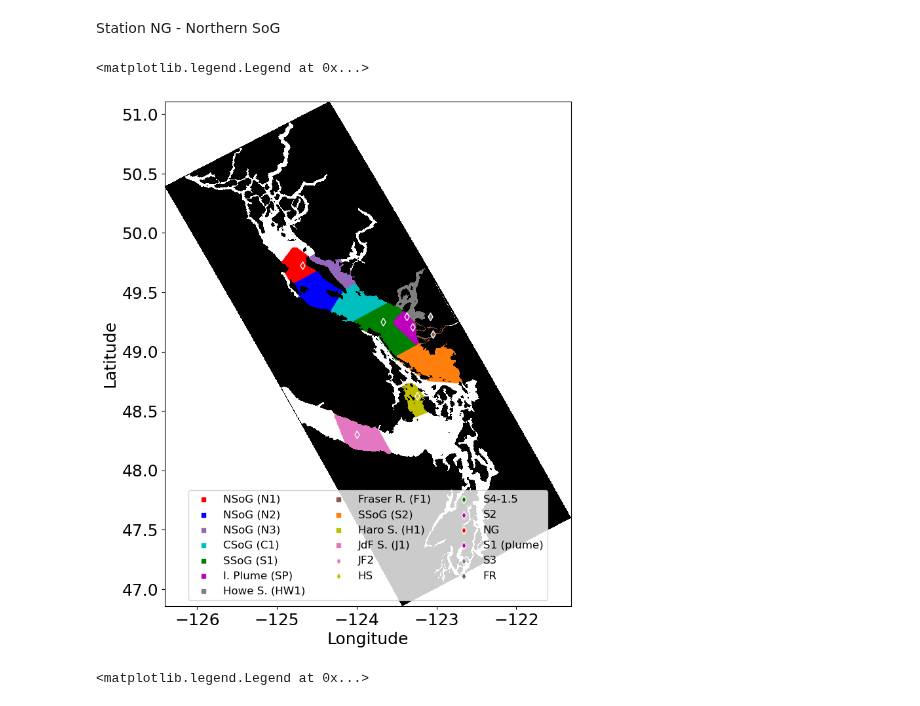
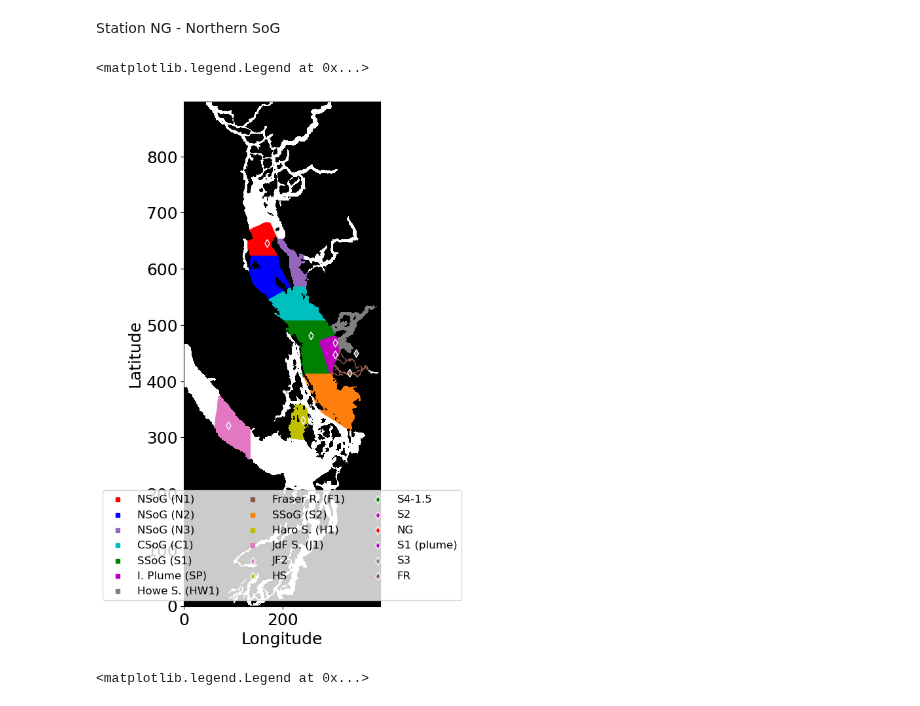
Before and after one commit to SalishSeaCast/analysis-vicente, a Jupyter notebook: Ocean_Parcels/PBDE_simulations/Particulate_Dissolved_ratios_depths.ipynb, the cells around one changed output. Drawn from its saved outputs; the diff is of its cells as text; code cells hidden in the pictures.

```diff
--- a/Ocean_Parcels/PBDE_simulations/Particulate_Dissolved_ratios_depths.ipynb
+++ b/Ocean_Parcels/PBDE_simulations/Particulate_Dissolved_ratios_depths.ipynb
@@ -94,2 +104,8 @@ data = xr.open_dataset(filename)
+# %%
+jjii = xr.open_dataset('/ocean/vvalenzuela/MOAD/grid/grid_from_lat_lon_mask999.nc')
+def finder(lati,loni):
+    j = [jjii.jj.sel(lats=lati, lons=loni, method='nearest').item()][0]
+    i = [jjii.ii.sel(lats=lati, lons=loni, method='nearest').item()][0]
+    return j,i
 # %%
 import Regions_functions_V2
@@ -97,55 +113,56 @@ from Regions_functions_V2 import vertical_mean_total_profiles, vertical_status_p
 # %%
 stations = ['JF2', 'HS', 'S4-1.5', 'S2', 'NG', 'S1 (plume)', 'S3', 'FR']
 lat = np.array([48 + (18/60), 48 + (37.80/60) , 49 + (15/60) , 49 + (17.58/60) , 49 + (43.60/60), 49 + (12.32/60), 49 + (17.88/60), 49 + (08.66/60)])
 lon = (-1) * np.array([124, 123 + (14.60/60), 123 + (40/60), 123 + (22.51/60), 124 + (40.80/60), 123 + (18/60), 123 + (04.91/60), 123 + (02.65/60)])
 #############################################################################################
-lon_NSoG_N1, lat_NSoG_N1 = Regions_functions_V2.lon_NSoG_N1, Regions_functions_V2.lat_NSoG_N1
-lon_NSoG_N2, lat_NSoG_N2 = Regions_functions_V2.lon_NSoG_N2, Regions_functions_V2.lat_NSoG_N2
-lon_NSoG_N3, lat_NSoG_N3 = Regions_functions_V2.lon_NSoG_N3, Regions_functions_V2.lat_NSoG_N3
-lon_CSoG_C1, lat_CSoG_C1 = Regions_functions_V2.lon_CSoG_C1, Regions_functions_V2.lat_CSoG_C1
-lon_SSoG_S1, lat_SSoG_S1 = Regions_functions_V2.lon_SSoG_S1, Regions_functions_V2.lat_SSoG_S1
-lon_SSoG_SP, lat_SSoG_SP = Regions_functions_V2.lon_SSoG_SP, Regions_functions_V2.lat_SSoG_SP
-lon_SSoG_S2, lat_SSoG_S2 = Regions_functions_V2.lon_SSoG_S2, Regions_functions_V2.lat_SSoG_S2
-lon_Haro_H1, lat_Haro_H1 = Regions_functions_V2.lon_Haro_H1, Regions_functions_V2.lat_Haro_H1
-lon_Juan_J1, lat_Juan_J1 = Regions_functions_V2.lon_Juan_J1, Regions_functions_V2.lat_Juan_J1
-lon_Fraser_F1, lat_Fraser_F1 = Regions_functions_V2.lon_Fraser_F1, Regions_functions_V2.lat_Fraser_F1
-lon_Howe_HW1, lat_Howe_HW1 = Regions_functions_V2.lon_Howe_HW1, Regions_functions_V2.lat_Howe_HW1
+points_x_N1, points_y_N1 = Regions_functions_V2.points_x_N1, Regions_functions_V2.points_y_N1
+points_x_N2, points_y_N2 = Regions_functions_V2.points_x_N2, Regions_functions_V2.points_y_N2
+points_x_N3, points_y_N3 = Regions_functions_V2.points_x_N3, Regions_functions_V2.points_y_N3
+points_x_C1, points_y_C1 = Regions_functions_V2.points_x_C1, Regions_functions_V2.points_y_C1
+points_x_S1, points_y_S1 = Regions_functions_V2.points_x_S1, Regions_functions_V2.points_y_S1
+points_x_SP, points_y_SP = Regions_functions_V2.points_x_SP, Regions_functions_V2.points_y_SP
+points_x_S2, points_y_S2 = Regions_functions_V2.points_x_S2, Regions_functions_V2.points_y_S2
+points_x_H1, points_y_H1 = Regions_functions_V2.points_x_H1, Regions_functions_V2.points_y_H1
+points_x_J1, points_y_J1 = Regions_functions_V2.points_x_J1, Regions_functions_V2.points_y_J1
+points_x_F1, points_y_F1 = Regions_functions_V2.points_x_F1, Regions_functions_V2.points_y_F1
+points_x_HW1, points_y_HW1 = Regions_functions_V2.points_x_HW1, Regions_functions_V2.points_y_HW1
+#############################################################################################
+x_obs = np.zeros_like(lon, dtype=int)
+y_obs = np.zeros_like(lat, dtype=int)
+
+for j in range(len(lon)):
+    jj, ii = finder(lat[j], lon[j])
+    x_obs[j] = ii
+    y_obs[j] = jj
 #########
-colors_regions = ['r', 'b', 'tab:purple', 'c', 'g','m', 'tab:gray','tab:brown', 'tab:orange', 'y', 'tab:pink']
-regions = ['NSoG (N1)', 'NSoG (N2)',  'NSoG (N3)', 'CSoG (C1)', 'SSoG (S1)', 'I. Plume (SP)', 'Howe S. (HW1)', 'Fraser R. (F1)', 'SSoG (S2)', 'Haro S. (H1)', 'JdF S. (J1)']
-coords = xr.open_dataset('/ocean/vvalenzuela/MOAD/grid/coordinates_seagrid_SalishSea201702.nc', decode_times=False)
-mask = xr.open_dataset('/ocean/vvalenzuela/MOAD/grid2/mesh_mask202108_TDV.nc')
-bathy = xr.open_dataset('/ocean/vvalenzuela/MOAD/grid/bathymetry_202108.nc')
-colors = [(0, 0, 0, 1),  # Black for land (1)
-          (0, 0, 0, 0)]  # Transparent for water (0)
-cmap = ListedColormap(colors)
-plt.rcParams.update({'font.size': 18})
 fig, ax = plt.subplots(figsize = (8,10))
-ax.scatter(lon_NSoG_N1, lat_NSoG_N1, c = colors_regions[0], s = 20, marker = 's', label=regions[0])
-ax.scatter(lon_NSoG_N2, lat_NSoG_N2, c = colors_regions[1],s = 20,  marker = 's', label=regions[1])
-ax.scatter(lon_NSoG_N3, lat_NSoG_N3, c = colors_regions[2],s = 20,  marker = 's', label=regions[2])
-ax.scatter(lon_CSoG_C1, lat_CSoG_C1, c = colors_regions[3],s = 20, marker = 's', label=regions[3])
-ax.scatter(lon_SSoG_S1, lat_SSoG_S1, c = colors_regions[4],s = 20, marker = 's', label=regions[4])
-ax.scatter(lon_SSoG_SP, lat_SSoG_SP, c = colors_regions[5],s = 20, marker = 's', label=regions[5])
-ax.scatter(lon_Howe_HW1, lat_Howe_HW1,c = colors_regions[6], s = 20, marker = 's', label=regions[6])
-ax.scatter(lon_Fraser_F1, lat_Fraser_F1, c = colors_regions[7], s = 20, marker = 's',label=regions[7])
-ax.scatter(lon_SSoG_S2, lat_SSoG_S2,c = colors_regions[8], s = 20 ,marker = 's', label=regions[8])
-ax.scatter(lon_Haro_H1, lat_Haro_H1,c = colors_regions[9],s = 20,marker = 's', label=regions[9])
-ax.scatter(lon_Juan_J1, lat_Juan_J1, c = colors_regions[10],s = 20,marker = 's', label=regions[10])
-ax.pcolormesh(mask['nav_lon'], mask['nav_lat'], mask['tmask'][0][0], cmap = cmap)
+ax.scatter(points_x_N1, points_y_N1, c = colors_regions[0], s = 20, marker = 's', label=regions[0])
+ax.scatter(points_x_N2, points_y_N2, c = colors_regions[1],s = 20,  marker = 's', label=regions[1])
+ax.scatter(points_x_N3, points_y_N3, c = colors_regions[2],s = 20,  marker = 's', label=regions[2])
+ax.scatter(points_x_C1, points_y_C1, c = colors_regions[3],s = 20, marker = 's', label=regions[3])
+ax.scatter(points_x_S1, points_y_S1, c = colors_regions[4],s = 20, marker = 's', label=regions[4])
+ax.scatter(points_x_SP, points_y_SP, c = colors_regions[5],s = 20, marker = 's', label=regions[5])
+ax.scatter(points_x_HW1, points_y_HW1,c = colors_regions[6], s = 20, marker = 's', label=regions[6])
+ax.scatter(points_x_F1, points_y_F1, c = colors_regions[7], s = 20, marker = 's',label=regions[7])
+ax.scatter(points_x_S2, points_y_S2,c = colors_regions[8], s = 20 ,marker = 's', label=regions[8])
+ax.scatter(points_x_H1, points_y_H1,c = colors_regions[9],s = 20,marker = 's', label=regions[9])
+ax.scatter(points_x_J1, points_y_J1, c = colors_regions[10],s = 20,marker = 's', label=regions[10])
+ax.pcolormesh(mask['tmask'][0][0], cmap = cmap)
 #
 color_stations = ['tab:pink', 'y', 'g','m', 'r','m', 'tab:gray', 'tab:brown']
 for i in range(len(stations)):
-    ax.scatter(lon[i], lat[i], marker = 'd', edgecolors='w', c = color_stations[i], label = stations[i])
+    ax.scatter(x_obs[i], y_obs[i], marker = 'd', edgecolors='w', c = color_stations[i], label = stations[i])
 #
 ax.set_ylabel('Latitude')
 ax.set_xlabel('Longitude')
+f = 1.14
+ax.set_aspect(f)
 #
 #
 ax.legend(loc = 'lower center', fontsize = 12, ncol = 3)
 # %% [output]
 <matplotlib.legend.Legend at 0x...>
-[figure, old version]
+[figure, new version]
 # %%
 stations = ['JF2', 'HS', 'S4-1.5', 'S2', 'NG', 'S1 (Iona plume)', 'S3', 'FR']
 lat = np.array([48 + (18/60), 48 + (37.80/60) , 49 + (15/60) , 49 + (17.58/60) , 49 + (43.60/60), 49 + (12.32/60), 49 + (17.88/60), 49 + (08.66/60)])
```
Also changed, not shown: parts of 23 cells of this notebook, 23 other files.
